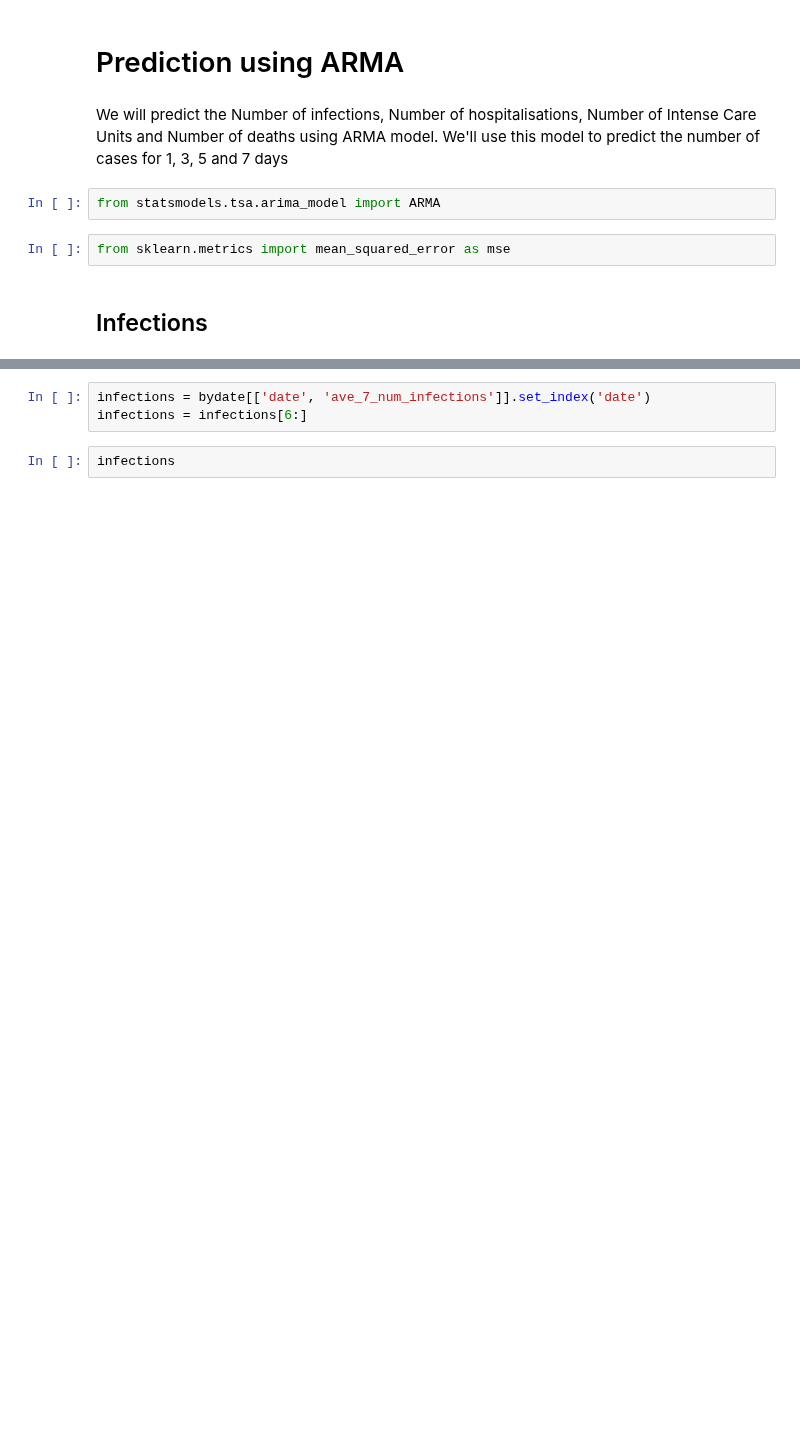
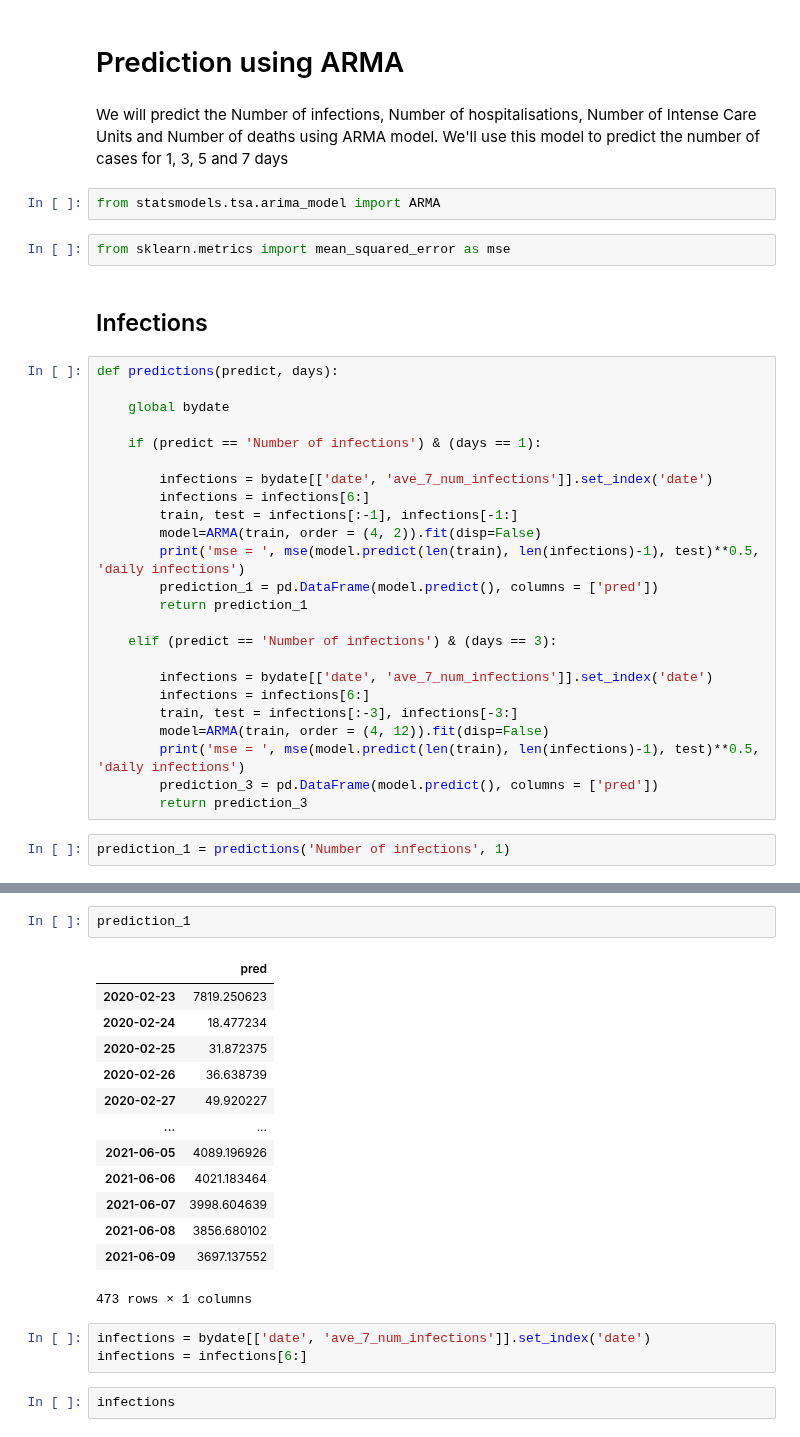
Before and after one commit to ffreire92/final_project, a Jupyter notebook: notebooks/Information_sources.ipynb, the cells around one changed output, grey strips where cells are left out. Drawn from its saved outputs; the diff is of its cells as text; blank space fills up the shorter version.

```diff
--- a/notebooks/Information_sources.ipynb
+++ b/notebooks/Information_sources.ipynb
@@ -500,3 +552,29 @@ from statsmodels.tsa.arima_model import ARMA
 from sklearn.metrics import mean_squared_error as mse
 # %% [markdown]
 ## Infections
+# %%
+def predictions(predict, days):
+
+    global bydate
+
+    if (predict == 'Number of infections') & (days == 1):
+
+        infections = bydate[['date', 'ave_7_num_infections']].set_index('date')
+        infections = infections[6:]
+        train, test = infections[:-1], infections[-1:]
+        model=ARMA(train, order = (4, 2)).fit(disp=False)
+        print('mse = ', mse(model.predict(len(train), len(infections)-1), test)**0.5, 'daily infections')
+        prediction_1 = pd.DataFrame(model.predict(), columns = ['pred'])
+        return prediction_1
+
+    elif (predict == 'Number of infections') & (days == 3):
+
+        infections = bydate[['date', 'ave_7_num_infections']].set_index('date')
+        infections = infections[6:]
+        train, test = infections[:-3], infections[-3:]
+        model=ARMA(train, order = (4, 12)).fit(disp=False)
+        print('mse = ', mse(model.predict(len(train), len(infections)-1), test)**0.5, 'daily infections')
+        prediction_3 = pd.DataFrame(model.predict(), columns = ['pred'])
+        return prediction_3
+# %%
+prediction_1 = predictions('Number of infections', 1)
@@ -503,3 +601,19 @@ from sklearn.metrics import mean_squared_error as mse
+# %%
+prediction_1
+# %% [output]
+|  | pred |
+| 2020-02-23 | 7819.250623 |
+| 2020-02-24 | 18.477234 |
+| 2020-02-25 | 31.872375 |
+| 2020-02-26 | 36.638739 |
+| 2020-02-27 | 49.920227 |
+| ... | ... |
+| 2021-06-05 | 4089.196926 |
+| 2021-06-06 | 4021.183464 |
+| 2021-06-07 | 3998.604639 |
+| 2021-06-08 | 3856.680102 |
+| 2021-06-09 | 3697.137552 |
+473 rows × 1 columns
 # %%
 infections = bydate[['date', 'ave_7_num_infections']].set_index('date')
 infections = infections[6:]
```
Also changed, not shown: parts of 42 cells of this notebook.
